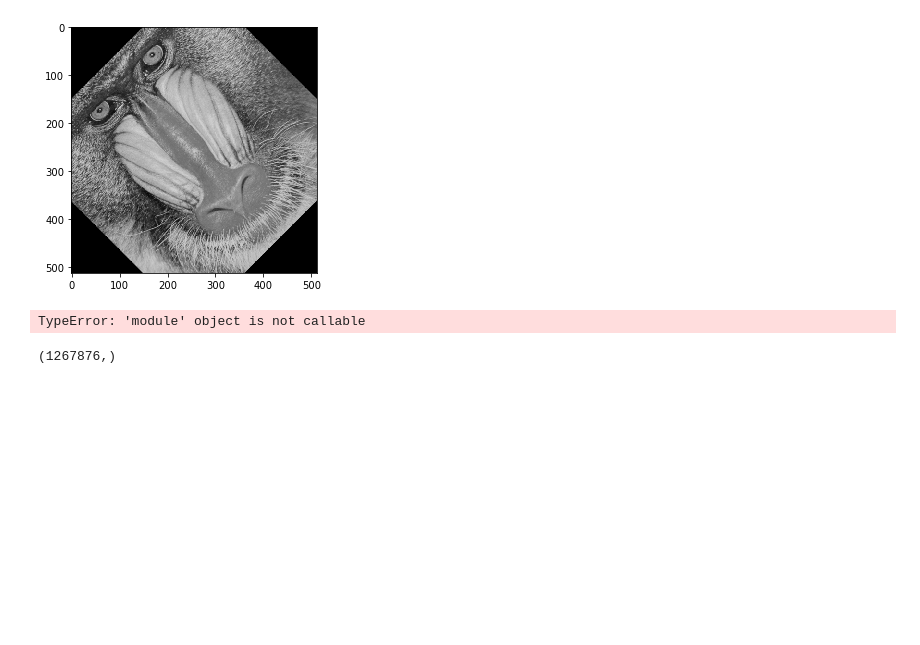
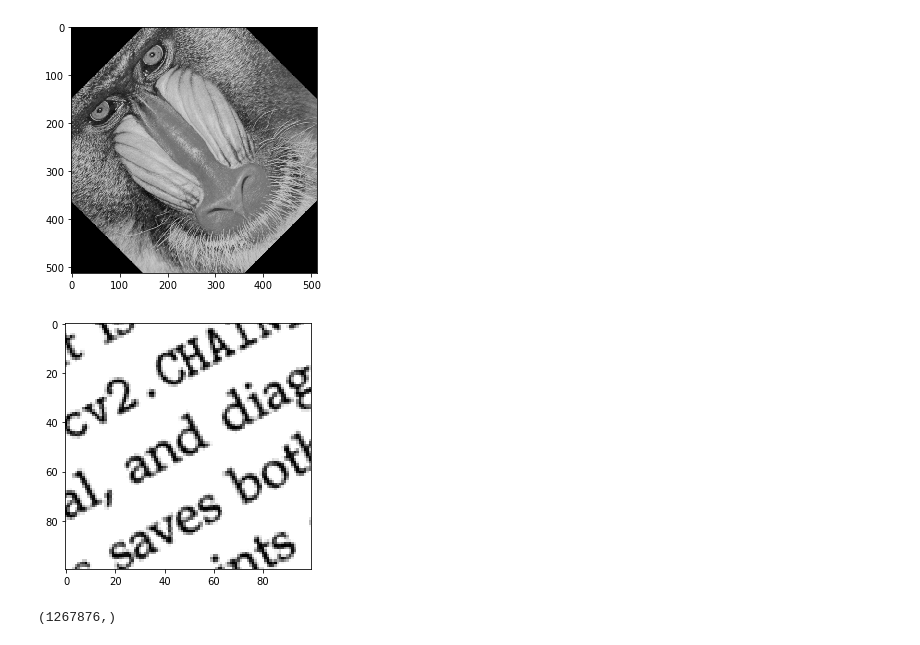
Before and after one commit to edgartanaka/mo443, a Jupyter notebook: ex4/ex4.ipynb, the cells around one changed output. Drawn from its saved outputs; the diff is of its cells as text; code cells hidden in the pictures; blank space fills up the shorter version.

```diff
--- a/ex4/ex4.ipynb
+++ b/ex4/ex4.ipynb
@@ -397,7 +393,14 @@ False
 32814
 [figure]
 [figure]
-# %%
-a = np.random(1)
-# %% [output]
-TypeError: 'module' object is not callable
+# %%
+scale = 2.2
+f = 'neg_28.png'
+original_img = io.imread(f, as_grey=True)
+original_img = skimage.img_as_ubyte(original_img)
+
+crop = original_img[200:300, 200:300]
+io.imshow(crop)
+plt.show()
+# %% [output]
+[figure, added]
```
Also changed, not shown: parts of 2 cells of this notebook, 2 other files.
